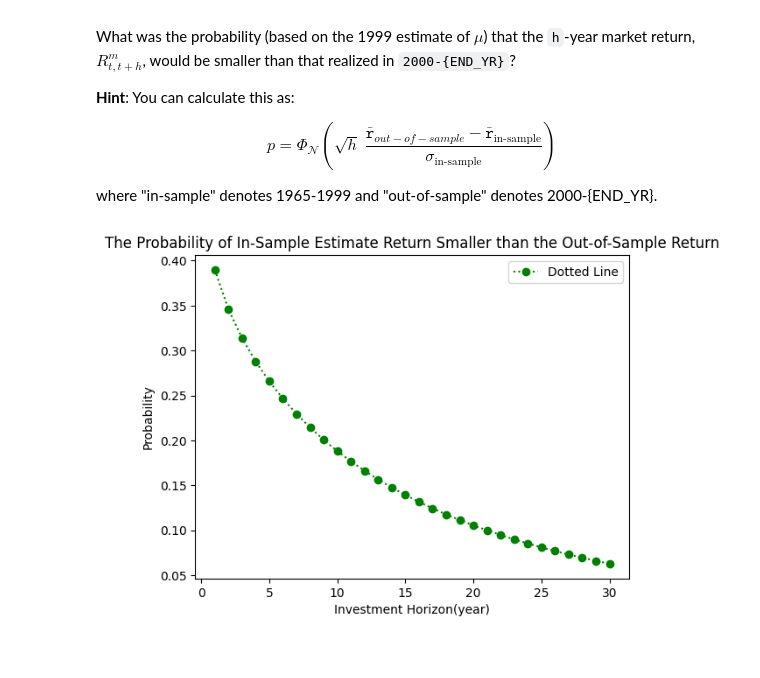
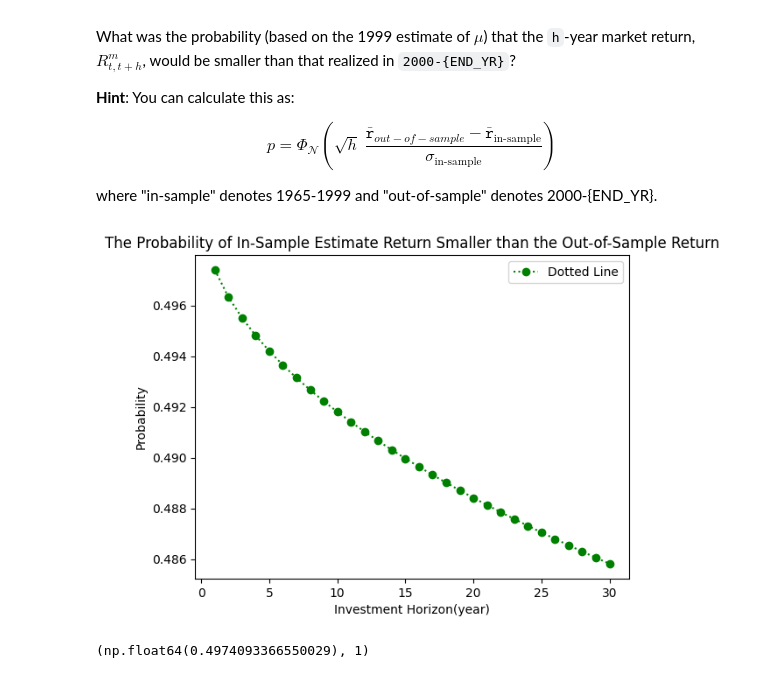
Before and after one commit to t-flora/portfolio-risk-mgmt, a Jupyter notebook: hw3/Barnstable-and-Long-Run-Risk.ipynb, the cells around one changed output. Cells and saved outputs as stored; diff of their text form; code cells hidden in the pictures.

```diff
--- a/hw3/Barnstable-and-Long-Run-Risk.ipynb
+++ b/hw3/Barnstable-and-Long-Run-Risk.ipynb
@@ -256,7 +256,7 @@ sub_df_2.reset_index(inplace= True)
 
 p_list_2 = []
 h_list_2 = [i for i in range(1, 31)]
-SR_2 = sub_df_2["r^_m"].mean() / sub_df_2["r^_m"].std() * np.sqrt(12)
+SR_2 = sub_df_2["r^_m_log"].mean() / sub_df_2["r^_m_log"].std() * np.sqrt(12)
 for h in h_list_2:
     p_list_2.append(norm.cdf(-SR_2 * np.sqrt(h)))
 
@@ -294,21 +298,25 @@ where "in-sample" denotes 1965-1999 and "out-of-sample" denotes 2000-{END_YR}.
 # %%
 # Question 4 Code Here
 
 
 
 p_list_3 = []
 h_list_3 = [i for i in range(1, 31)]
-Z = (m_stats_00_24["r_m"] - m_stats_65_99["r_m"]) / v_stats_65_99["r_m"]
-for h in h_list_2:
-    p_list_3.append(norm.cdf(np.sqrt(h) * Z))
+Z = (m_stats_00_24["r^_m_log"] - m_stats_65_99["r^_m_log"]) / v_stats_65_99["r^_m_log"]
+for h in h_list_3:
+    p_list_3.append(norm.cdf(-np.sqrt(h) * Z))
 
 plt.plot(h_list_3, p_list_3, linestyle=':', color='green', marker='o', label='Dotted Line')
 
 plt.title('The Probability of In-Sample Estimate Return Smaller than the Out-of-Sample Return')
 plt.xlabel('Investment Horizon(year)')
 plt.ylabel('Probability')
 plt.legend()
 
 plt.show()
 # %% [output]
-[figure, old version]
+[figure, new version]
+# %%
+p_list_3[0], h_list_3[0]
+# %% [output]
+(np.float64(0.4974093366550029), 1)
```
Also changed, not shown: parts of 3 cells of this notebook.
